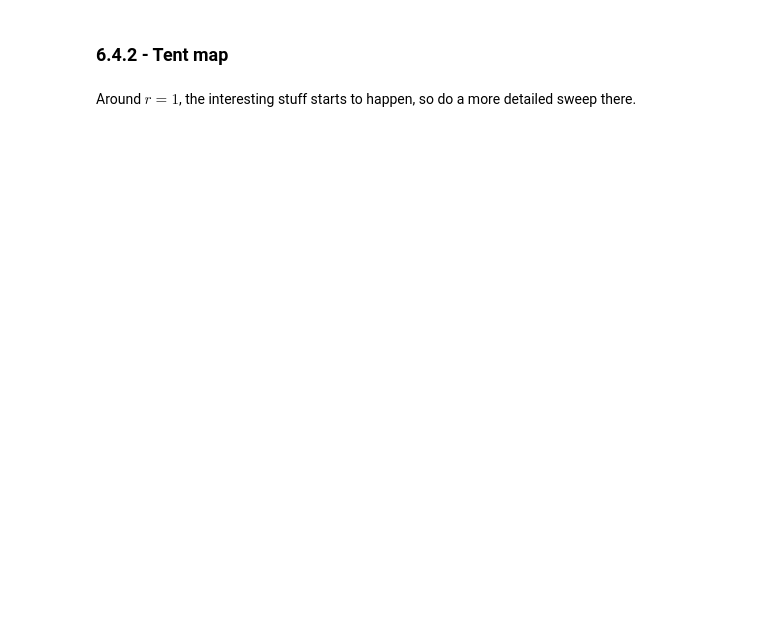
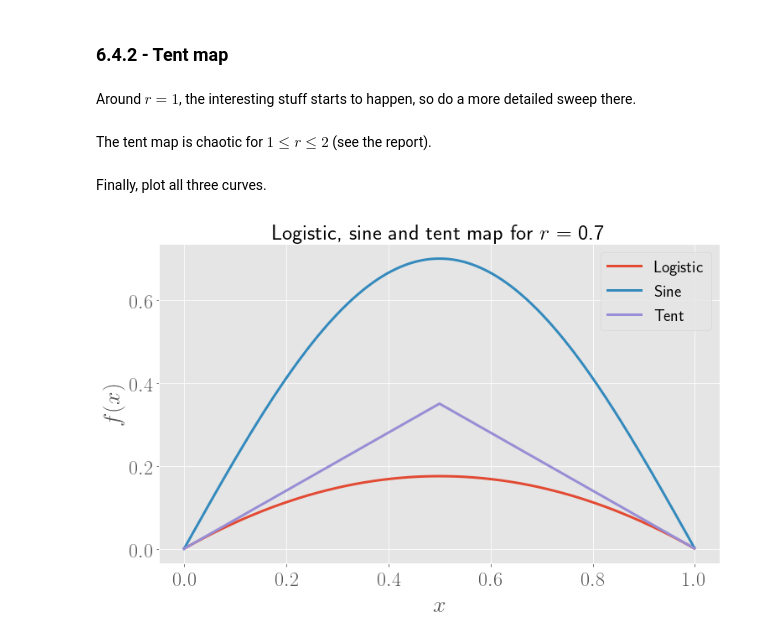
Before and after one commit to ThibeauWouters/Physical-Modelling-of-Complex-Systems, a Jupyter notebook: Assignment 6/Assignment 6.ipynb, the cells around one changed output. Drawn from its saved outputs; the diff is of its cells as text; code cells hidden in the pictures; blank space fills up the shorter version.

```diff
--- a/Assignment 6/Assignment 6.ipynb
+++ b/Assignment 6/Assignment 6.ipynb
@@ -926,3 +1012,33 @@ Around $r = 1$, the interesting stuff starts to happen, so do a more detailed sw
 # # Save and show
 # plt.savefig('tent_orbit_diagram_Y.pdf', bbox_inches = 'tight')
 # plt.show()
+# %% [markdown]
+The tent map is chaotic for $1 \leq r \leq 2$ (see the report).
+# %% [markdown]
+Finally, plot all three curves.
+# %%
+r = 0.7
+
+x_vals = np.arange(0, 1, 0.001)
+func_list = [logistic_map, sine_map, tent_map]
+label_list = ['Logistic', 'Sine', 'Tent']
+
+plt.figure(figsize = (12, 7))
+for i in range(len(func_list)):
+    func = func_list[i]; label = label_list[i]
+
+    y_vals = [] # cumbersome, but cannot compute with tent map using arrays
+
+    for x in x_vals:
+        y_val = func(x, r)
+        y_vals.append(y_val)
+    plt.plot(x_vals, y_vals, label = label)
+
+plt.xlabel(r'$x$')
+plt.ylabel(r'$f(x)$')
+plt.legend(fontsize = 20)
+plt.title(r'Logistic, sine and tent map for $r = $ % 0.1f' % r)
+plt.savefig('logistic_sine_tent_maps.pdf', bbox_inches = 'tight')
+plt.show()
+# %% [output]
+[figure, added]
```
Also changed, not shown: parts of 27 cells of this notebook.
